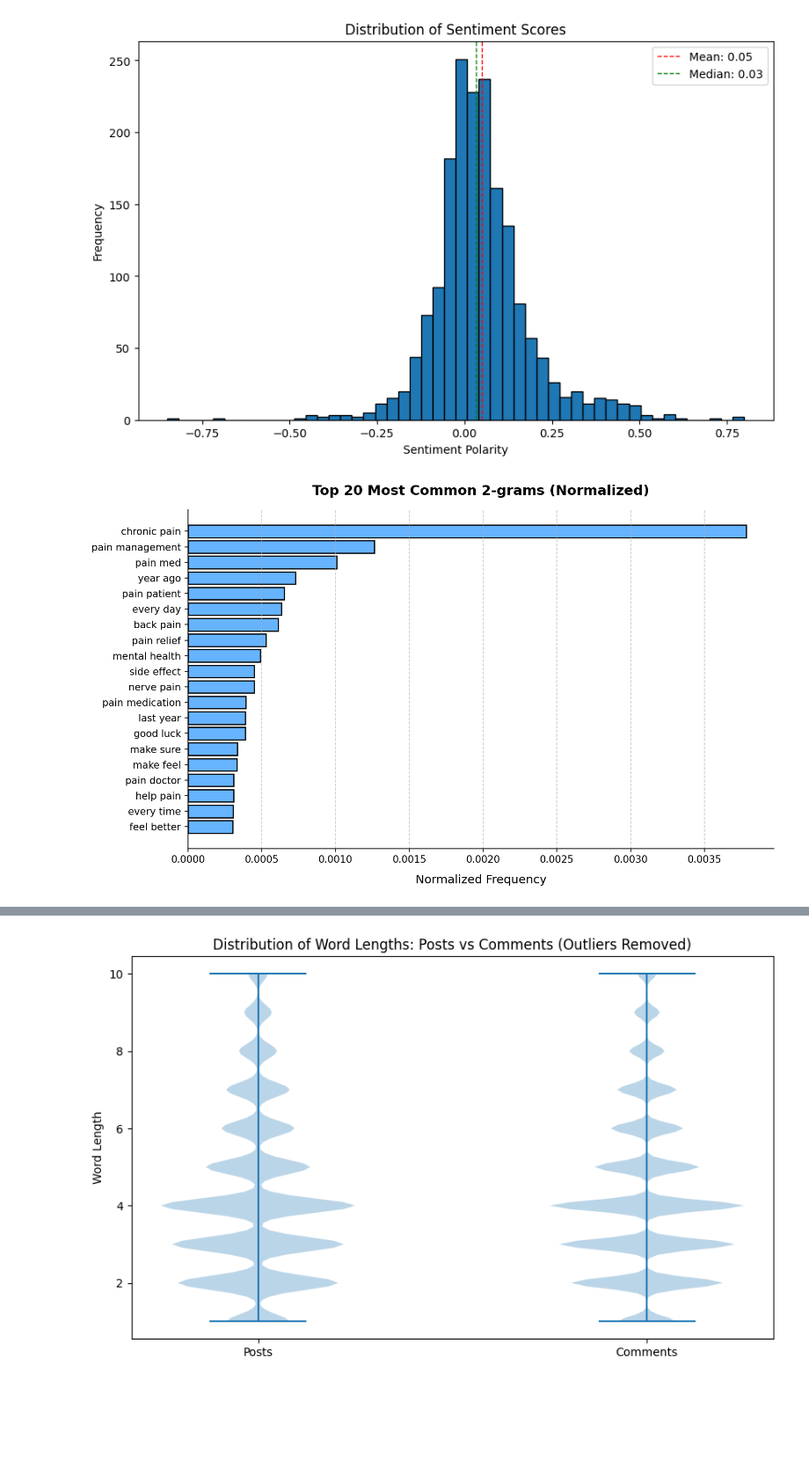
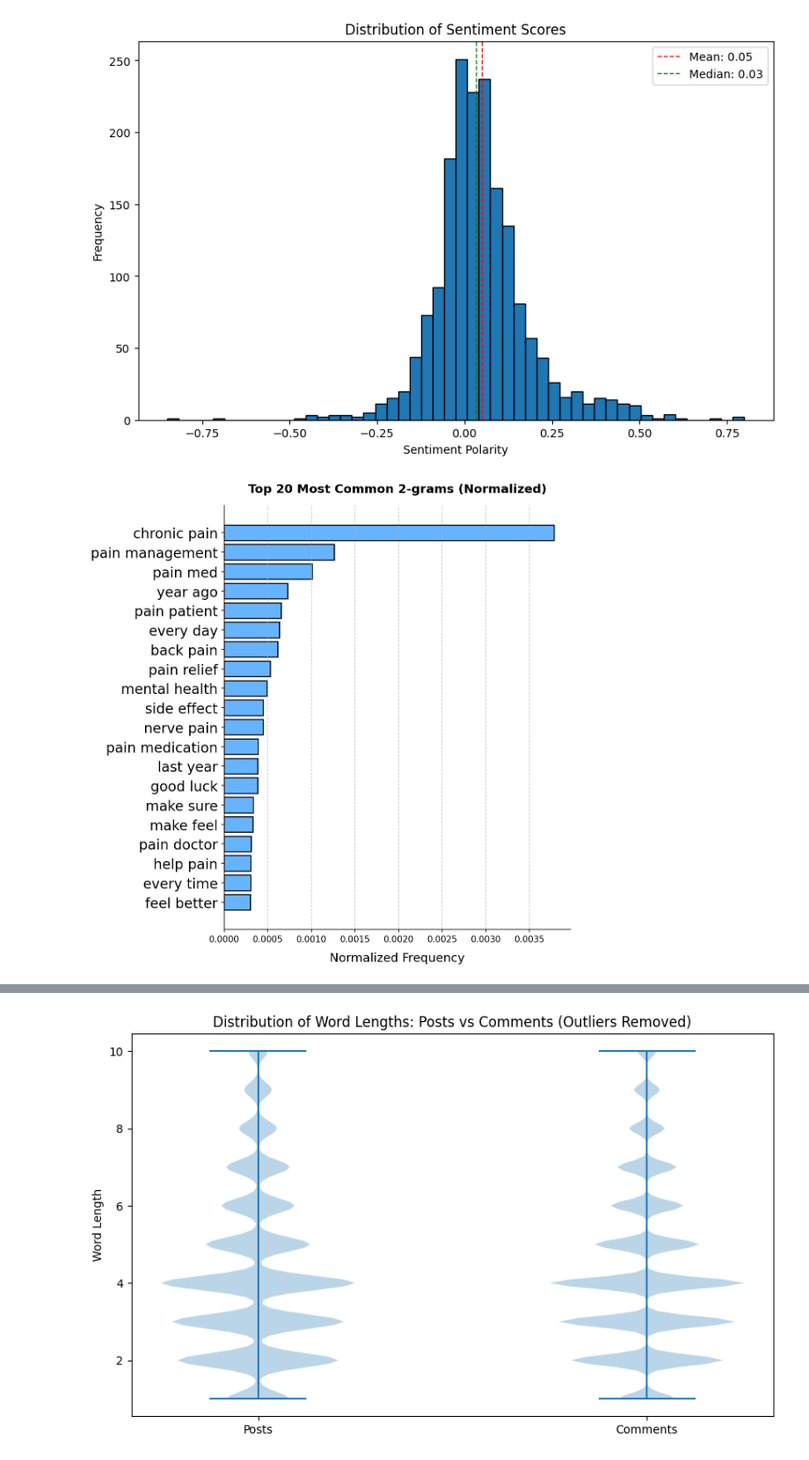
Before and after one commit to JewelsHovan/chronic_reddit_scraper, a Jupyter notebook: analysis/post_analysis.ipynb, the cells around one changed output, grey strips where cells are left out. Shown at 88% size. Drawn from its saved outputs; the diff is of its cells as text; code cells hidden in the pictures; blank space fills up the shorter version.

```diff
--- a/analysis/post_analysis.ipynb
+++ b/analysis/post_analysis.ipynb
@@ -269,37 +269,37 @@ def plot_top_ngrams(texts, n=2, top_k=20):
     suitable for a scientific poster, using normalized frequencies.
     """
     # Combine all texts and generate n-grams
     words = ' '.join(texts).split()
     n_grams = list(ngrams(words, n))
     total_ngrams = len(n_grams)
     n_gram_counts = Counter(n_grams)
     most_common_ngrams = n_gram_counts.most_common(top_k)
 
     # Prepare data for plotting
     labels = [' '.join(gram) for gram, _ in most_common_ngrams]
     values = [count / total_ngrams for _, count in most_common_ngrams]
 
     # Set a professional color palette
 
 
     # Create horizontal bar plot
-    plt.figure(figsize=(10, 6), dpi=150)  # Increased dpi for better resolution
+    plt.figure(figsize=(8, 8), dpi=150)  # Increased dpi for better resolution
     ax = plt.barh(range(len(labels)), values, color='#66b3ff', edgecolor='black', linewidth=1.2) # Use a more scientific color and add linewidth
-    plt.yticks(range(len(labels)), labels, fontsize=10) # Adjust font size
-    plt.xlabel('Normalized Frequency', fontsize=12, labelpad=10) # Label padding
+    plt.yticks(range(len(labels)), labels, fontsize=16) # Adjust font size
+    plt.xlabel('Normalized Frequency', fontsize=14, labelpad=10) # Label padding
     plt.title(f'Top {top_k} Most Common {n}-grams (Normalized)', fontsize=14, fontweight='bold', pad=15) # More descriptive title, bold, and padding
     plt.gca().invert_yaxis()  # Invert y-axis to show most frequent at the top
     plt.grid(axis='x', linestyle='--', alpha=0.7) # Add a subtle grid
     ax = plt.gca()
     ax.spines['top'].set_visible(False) # Remove top spine
     ax.spines['right'].set_visible(False) # Remove right spine
 
     plt.tight_layout()
     plt.show()
 
 plot_top_ngrams(cleaned_posts_texts)
 # %% [output]
-[figure, old version]
+[figure, new version]
 # %%
 plot_top_ngrams(cleaned_posts_texts, n=3)
 # %% [output]
```
Also changed, not shown: parts of 1 cell of this notebook, 3 other files.
